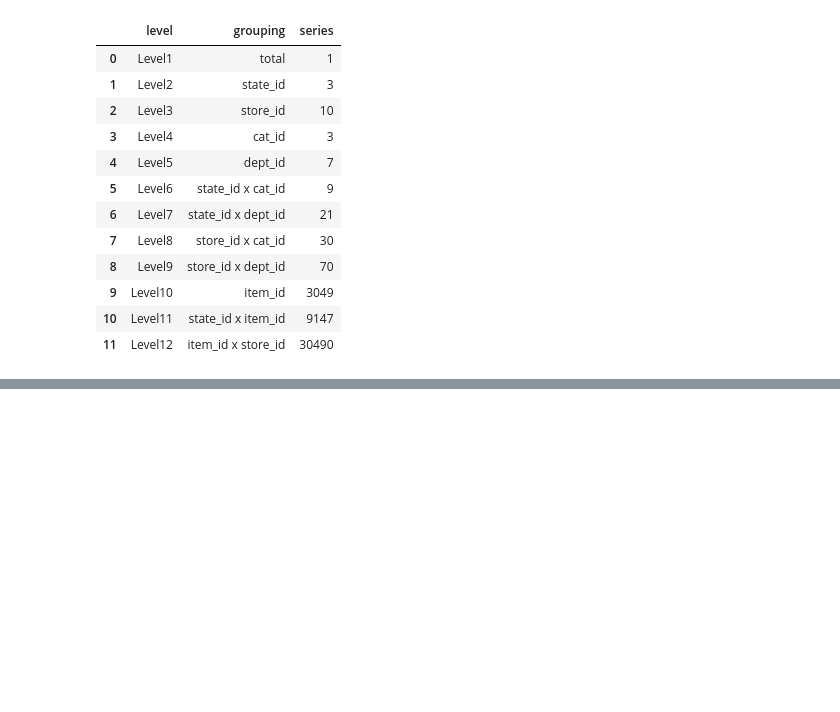
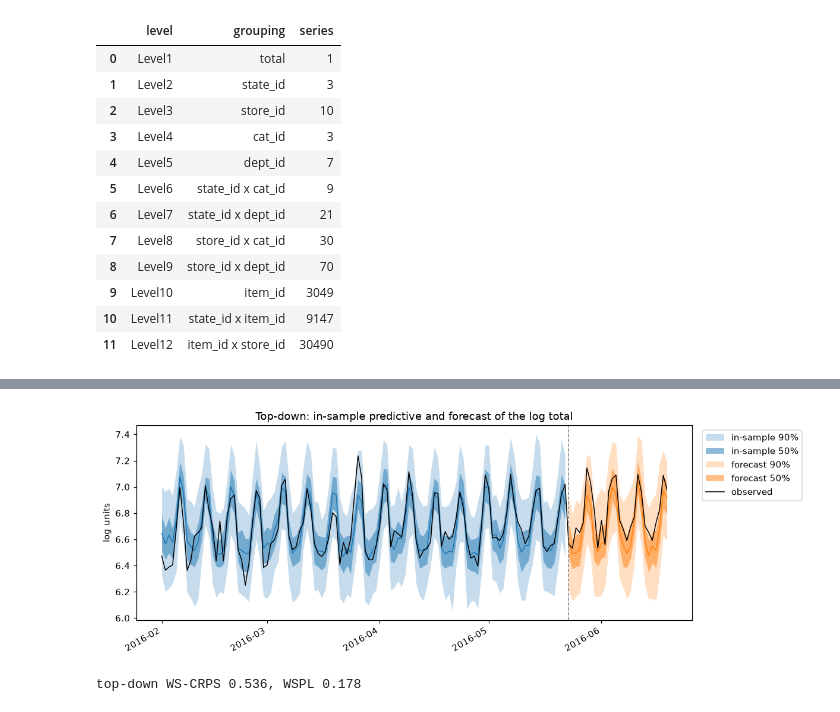
Before and after one commit to pymc-labs/pymc-forecast, a Jupyter notebook: docs/examples/m5_forecasting.ipynb, the cells around one changed output, grey strips where cells are left out. Cells and saved outputs as stored; diff of their text form; code cells hidden in the pictures; blank space fills up the shorter version.

```diff
--- a/docs/examples/m5_forecasting.ipynb
+++ b/docs/examples/m5_forecasting.ipynb
@@ -875,3 +1043,33 @@ top-down WS-CRPS 0.881, WSPL 0.293
+# %%
+top_in_sample = forecast_draws(
+    top.predict_in_sample(posterior=top_posterior, random_seed=SEED)["posterior_predictive"]["obs"]
+)
+fig, ax = plt.subplots(figsize=(11, 4))
+plot_window(
+    ax,
+    top_in_sample[..., 0],
+    forecast_draws(top_forecast)[..., 0],
+    log_total(panel_sales),
+    title="Top-down: in-sample predictive and forecast of the log total",
+    ylabel="log units",
+)
+ax.legend(loc="upper left", bbox_to_anchor=(1.01, 1.0))
+fig.autofmt_xdate()
+fig.tight_layout()
+plt.show()
+
+top_draws = reconcile_top_down(top_forecast, ORIGIN)
+top_scores, top_wspl = score_holdout(top_draws)
+results["top-down"] = {
+    "scores": top_scores,
+    "wspl": top_wspl,
+    "seconds": top_seconds,
+    "draws": top_draws,
+}
+print(f"top-down WS-CRPS {mean_level_score(top_scores):.3f}, WSPL {top_wspl:.3f}")
+# %% [output]
+[figure, added]
+top-down WS-CRPS 0.536, WSPL 0.178
 # %% [markdown]
 ### Bottom-up
 
```
Also changed, not shown: parts of 43 cells of this notebook, 4 other files.
